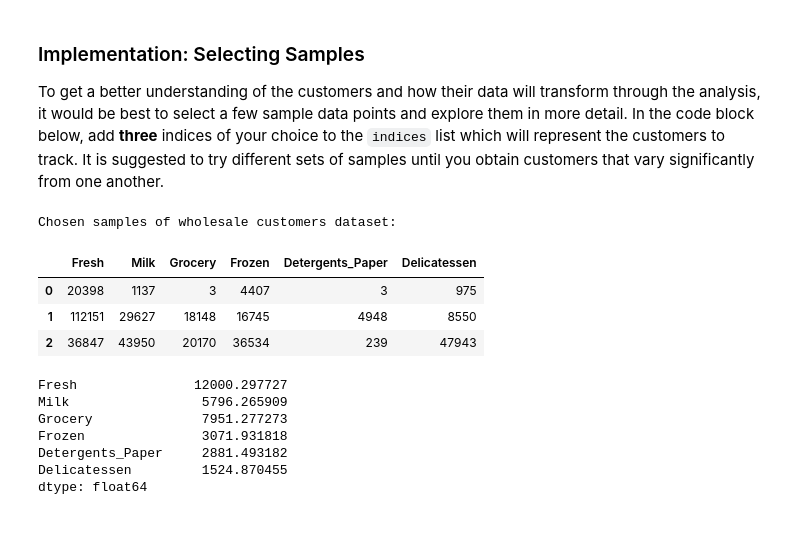
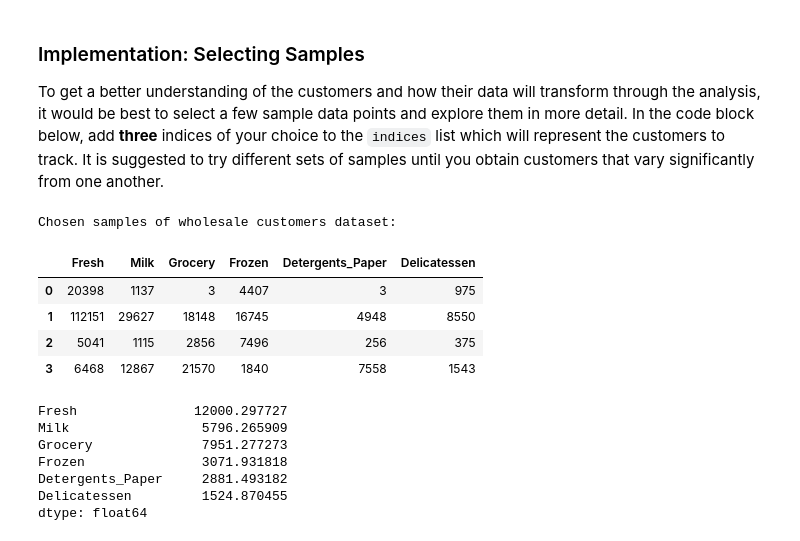
Before and after one commit to samiriff/MLND-customer-segments, a Jupyter notebook: customer_segments.ipynb, the cells around one changed output. Drawn from its saved outputs; the diff is of its cells as text; code cells hidden in the pictures.

```diff
--- a/customer_segments.ipynb
+++ b/customer_segments.ipynb
@@ -75,18 +75,19 @@ g = sns.pairplot(data)
 To get a better understanding of the customers and how their data will transform through the analysis, it would be best to select a few sample data points and explore them in more detail. In the code block below, add **three** indices of your choice to the `indices` list which will represent the customers to track. It is suggested to try different sets of samples until you obtain customers that vary significantly from one another.
 # %%
 # TODO: Select three indices of your choice you wish to sample from the dataset
-indices = [75, 181, 183]
+indices = [75, 181, 222, 306]
 
 # Create a DataFrame of the chosen samples
 samples = pd.DataFrame(data.loc[indices], columns = data.keys()).reset_index(drop = True)
 print("Chosen samples of wholesale customers dataset:")
 display(samples)
 # %% [output]
 Chosen samples of wholesale customers dataset:
 |  | Fresh | Milk | Grocery | Frozen | Detergents_Paper | Delicatessen |
 | 0 | 20398 | 1137 | 3 | 4407 | 3 | 975 |
 | 1 | 112151 | 29627 | 18148 | 16745 | 4948 | 8550 |
-| 2 | 36847 | 43950 | 20170 | 36534 | 239 | 47943 |
+| 2 | 5041 | 1115 | 2856 | 7496 | 256 | 375 |
+| 3 | 6468 | 12867 | 21570 | 1840 | 7558 | 1543 |
 # %%
 data_mean = data.mean()
 data_mean
```
Also changed, not shown: parts of 24 cells of this notebook.
